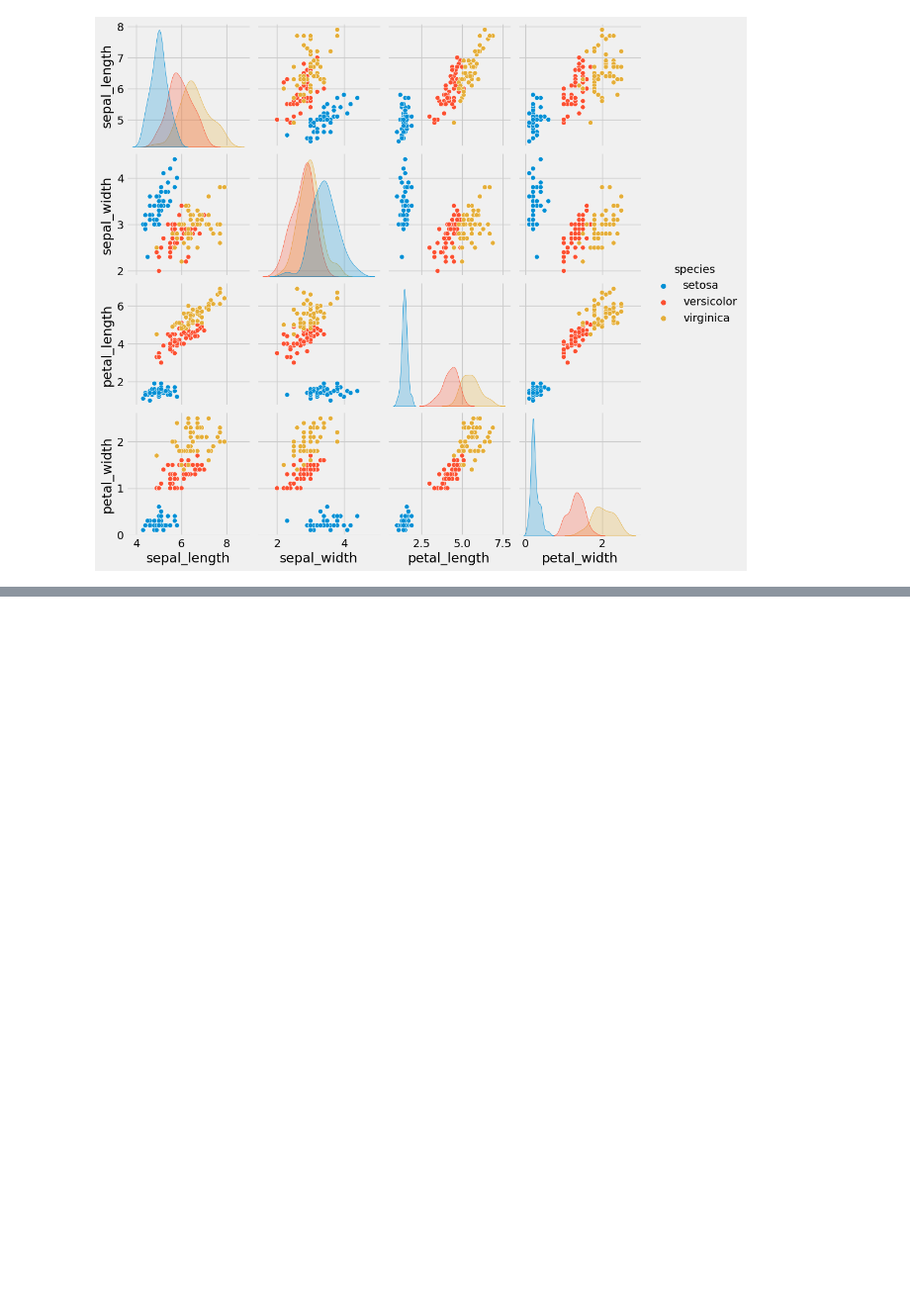
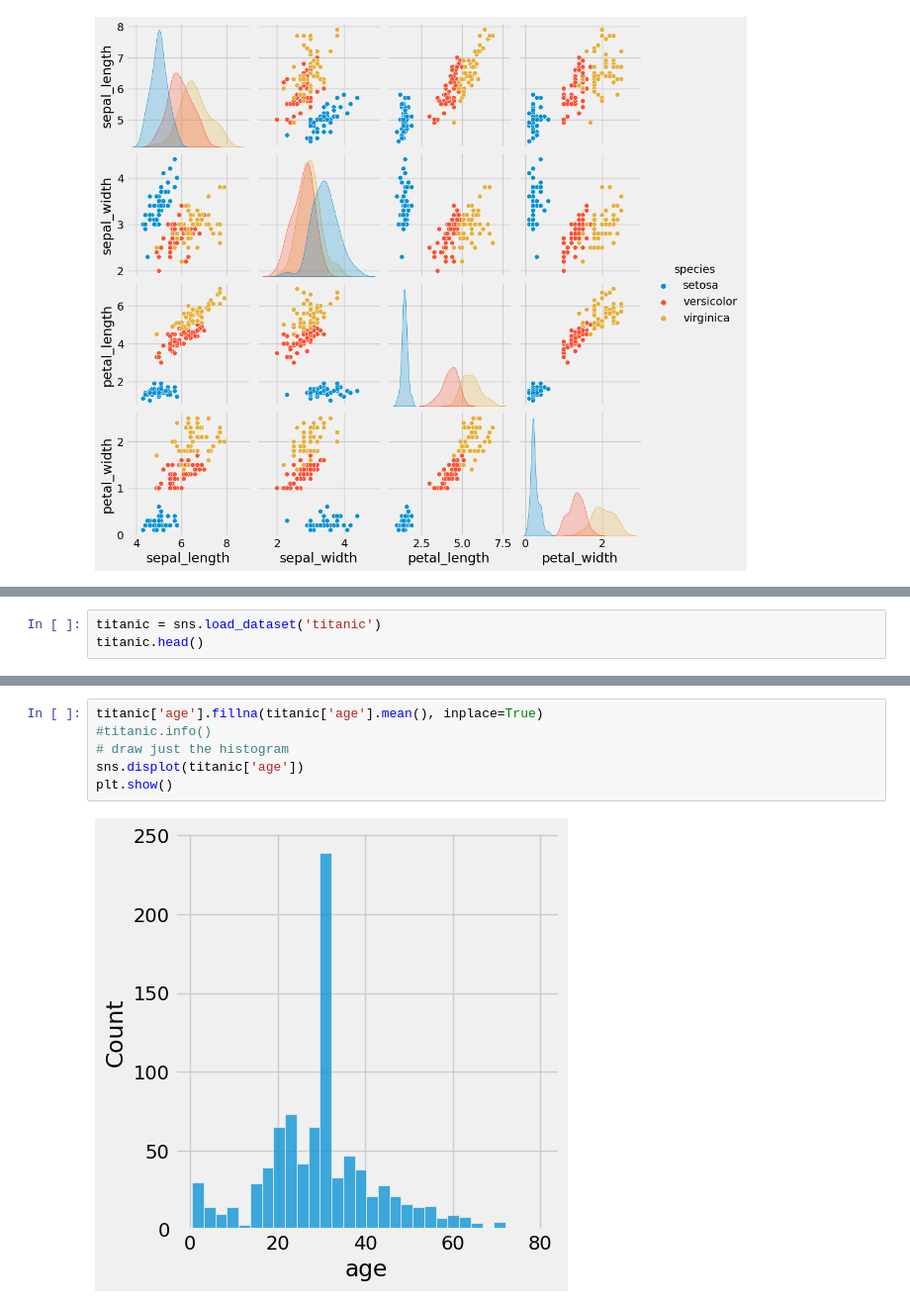
Before and after one commit to Data-Gyan/Visualization, a Jupyter notebook: SeaornExp.ipynb, the cells around one changed output, grey strips where cells are left out. Shown at 99% size. Cells and saved outputs as stored; diff of their text form; blank space fills up the shorter version.

Commit message:
Update few more plots and analysis

```diff
--- a/SeaornExp.ipynb
+++ b/SeaornExp.ipynb
@@ -304,0 +320,3 @@ plt.show()
+# %%
+titanic = sns.load_dataset('titanic')
+titanic.head()
@@ -304,0 +330,8 @@ plt.show()
+# %%
+titanic['age'].fillna(titanic['age'].mean(), inplace=True)
+#titanic.info()
+# draw just the histogram
+sns.displot(titanic['age'])
+plt.show()
+# %% [output]
+[figure, added]
```
Also changed, not shown: parts of 17 cells of this notebook.
